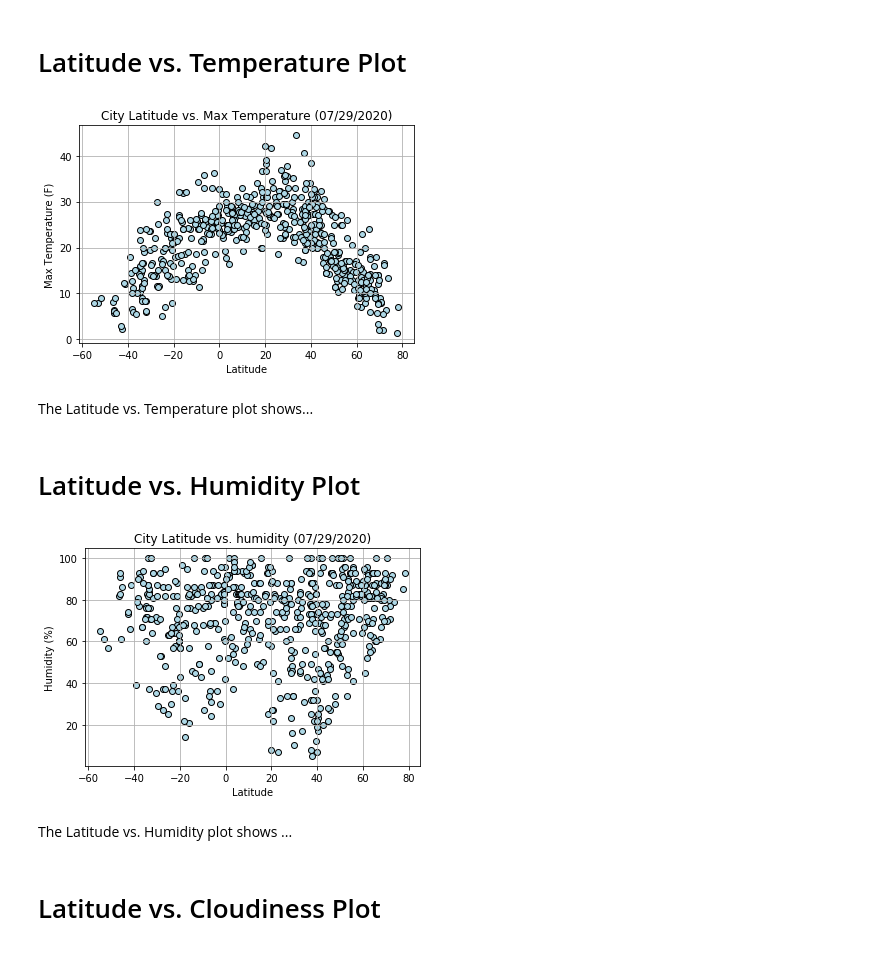
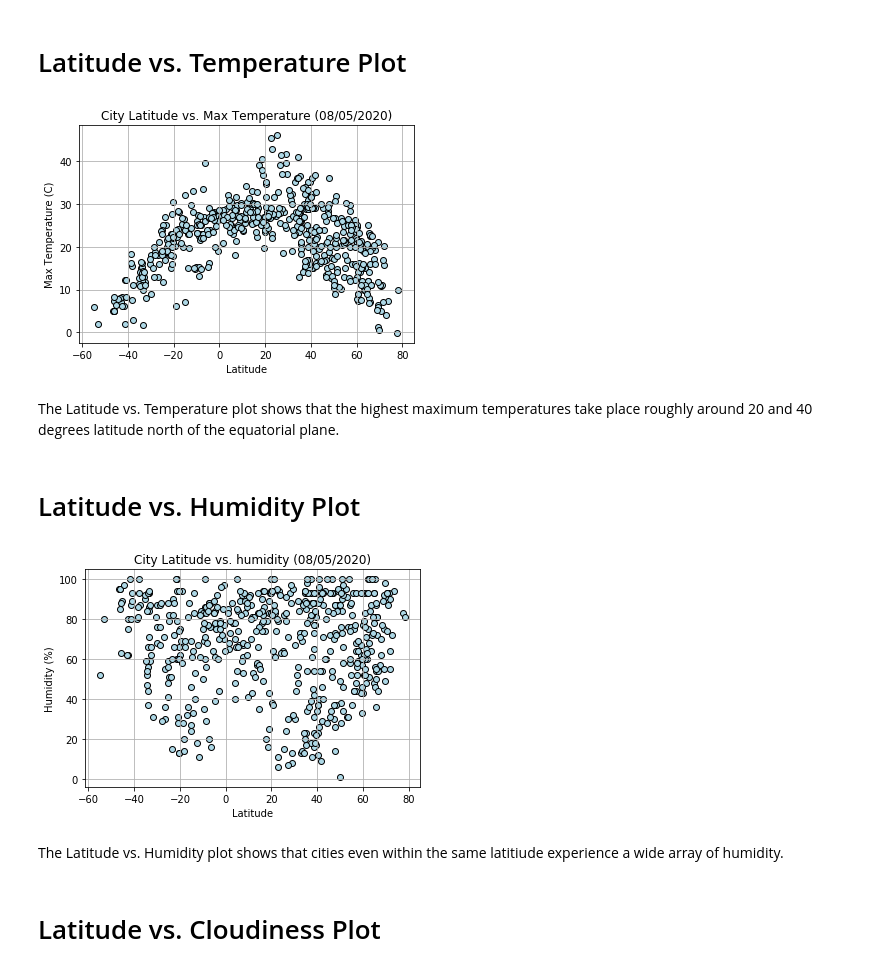
Before and after one commit to MabelDS89/python-api-challenge, a Jupyter notebook: WeatherPy/WeatherPy.ipynb, the cells around one changed output. Drawn from its saved outputs; the diff is of its cells as text; code cells hidden in the pictures.

```diff
--- a/WeatherPy/WeatherPy.ipynb
+++ b/WeatherPy/WeatherPy.ipynb
@@ -151,35 +151,35 @@ y = max_temp
 plt.scatter(lat, max_temp, marker="o", facecolors="lightblue", edgecolors="black")
 
 #Add title and other labels
-plt.title("City Latitude vs. Max Temperature (07/29/2020)")
+plt.title("City Latitude vs. Max Temperature (08/05/2020)")
 plt.xlabel("Latitude")
-plt.ylabel("Max Temperature (F)")
+plt.ylabel("Max Temperature (C)")
 plt.grid()
 plt.savefig("output_data/Lat_Temp_Plot.png")
 plt.show()
 # %% [output]
-[figure, old version]
+[figure, new version]
-# %% [markdown]
-The Latitude vs. Temperature plot shows...
+# %% [markdown]
+The Latitude vs. Temperature plot shows that the highest maximum temperatures take place roughly around 20 and 40 degrees latitude north of the equatorial plane.
 # %% [markdown]
 # Latitude vs. Humidity Plot
 # %%
 x = lat
 y = humidity
 
 plt.scatter(lat, humidity, marker="o", facecolors="lightblue", edgecolors="black")
 
 #Add title and other labels
-plt.title("City Latitude vs. humidity (07/29/2020)")
+plt.title("City Latitude vs. humidity (08/05/2020)")
 plt.xlabel("Latitude")
 plt.ylabel("Humidity (%)")
 plt.grid()
 plt.savefig("output_data/Lat_Humidity_Plot.png")
 plt.show()
 # %% [output]
-[figure, old version]
+[figure, new version]
 # %% [markdown]
-The Latitude vs. Humidity plot shows ...
+The Latitude vs. Humidity plot shows that cities even within the same latitiude experience a wide array of humidity.
 # %% [markdown]
 # Latitude vs. Cloudiness Plot
 # %%
```
Also changed, not shown: parts of 27 cells of this notebook, 14 other files.
